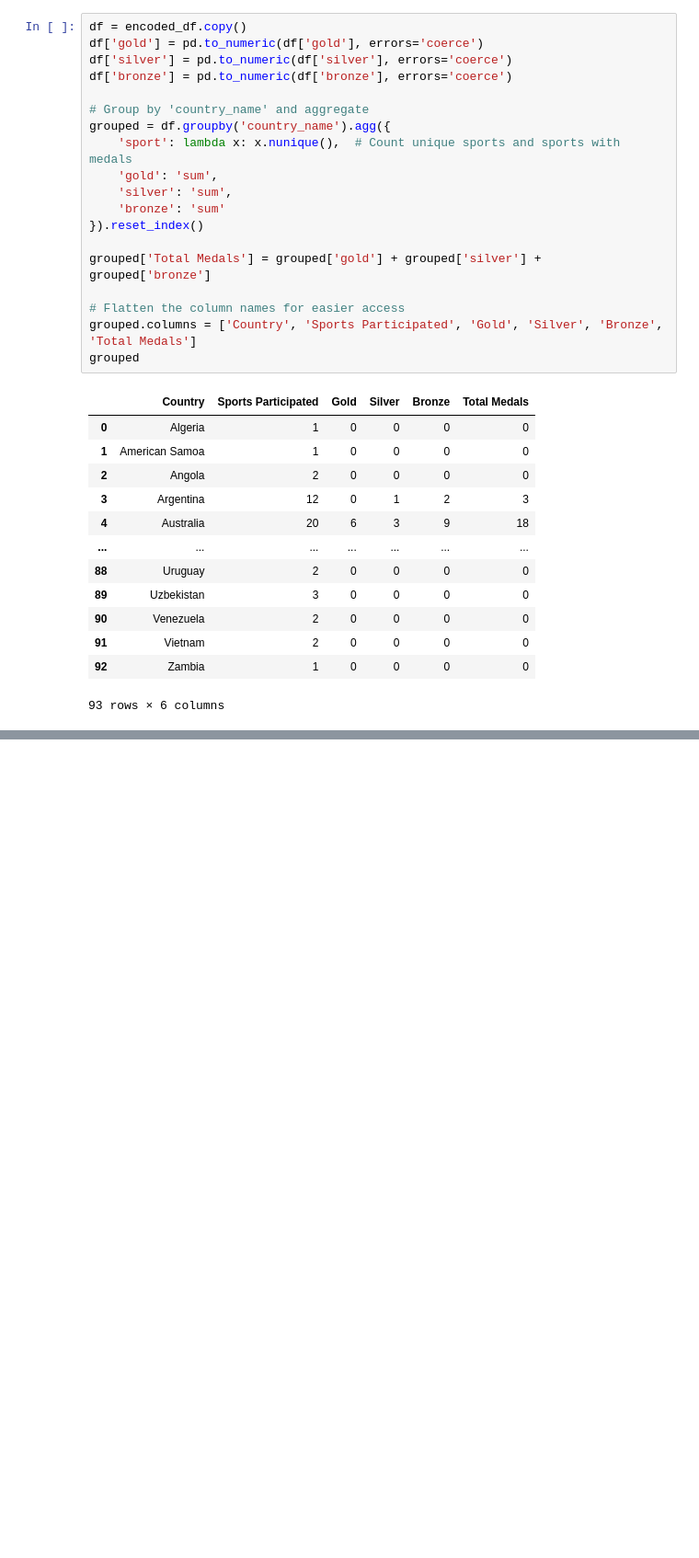
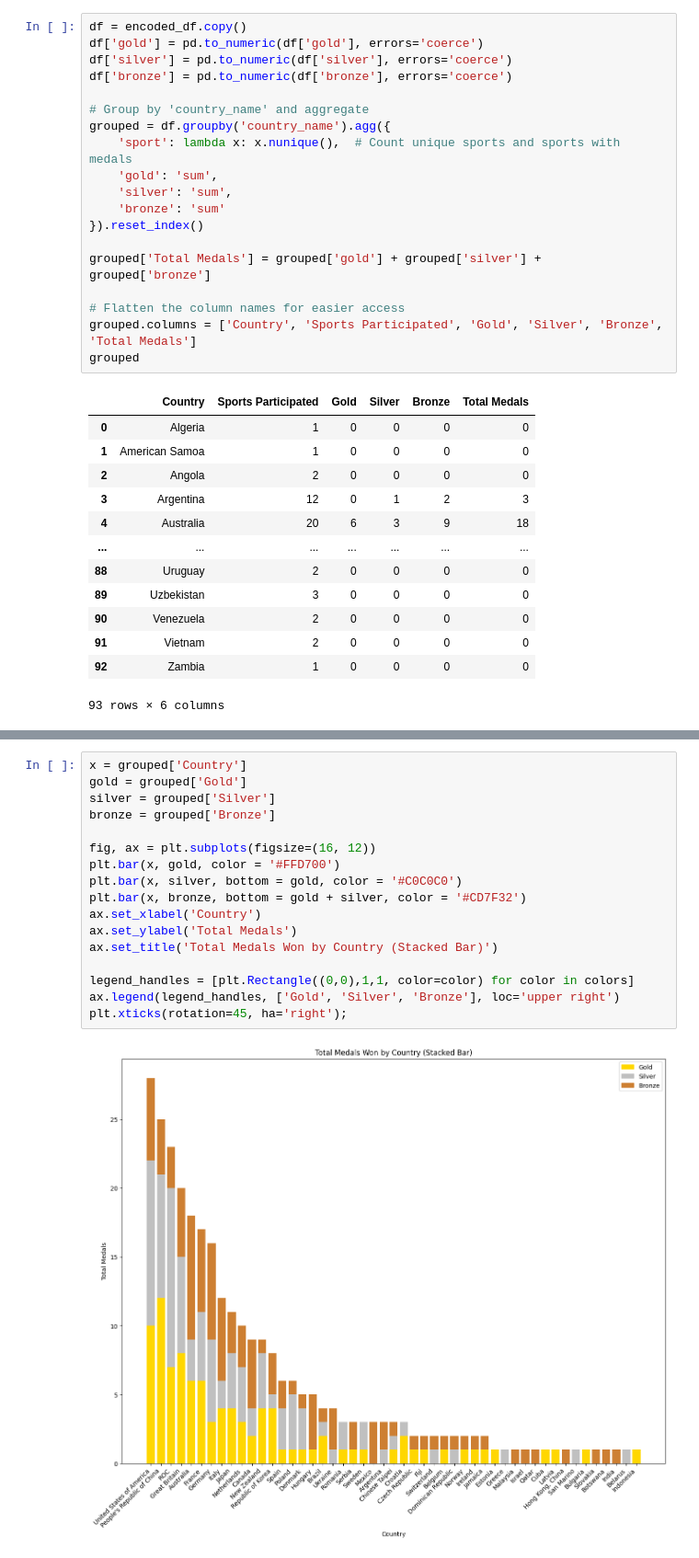
Before and after one commit to LalithaHasaP/Codedex-Hackathon, a Jupyter notebook: tokyo_teams_data.ipynb, the cells around one changed output, grey strips where cells are left out. Shown at 92% size. Saved outputs shown, nothing was run; the diff lists cells and outputs as text; blank space fills up the shorter version.

```diff
--- a/tokyo_teams_data.ipynb
+++ b/tokyo_teams_data.ipynb
@@ -183,0 +184,19 @@ plt.show()
+# %%
+x = grouped['Country']
+gold = grouped['Gold']
+silver = grouped['Silver']
+bronze = grouped['Bronze']
+
+fig, ax = plt.subplots(figsize=(16, 12))
+plt.bar(x, gold, color = '#FFD700')
+plt.bar(x, silver, bottom = gold, color = '#C0C0C0')
+plt.bar(x, bronze, bottom = gold + silver, color = '#CD7F32')
+ax.set_xlabel('Country')
+ax.set_ylabel('Total Medals')
+ax.set_title('Total Medals Won by Country (Stacked Bar)')
+
+legend_handles = [plt.Rectangle((0,0),1,1, color=color) for color in colors]
+ax.legend(legend_handles, ['Gold', 'Silver', 'Bronze'], loc='upper right')
+plt.xticks(rotation=45, ha='right');
+# %% [output]
+[figure, added]
```
Also changed, not shown: parts of 2 cells of this notebook.
